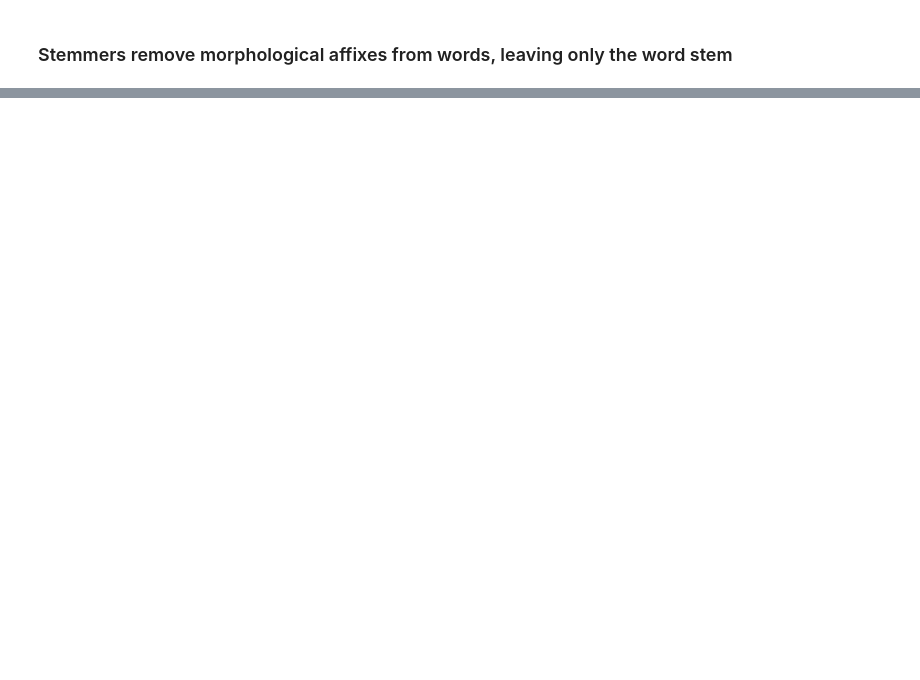
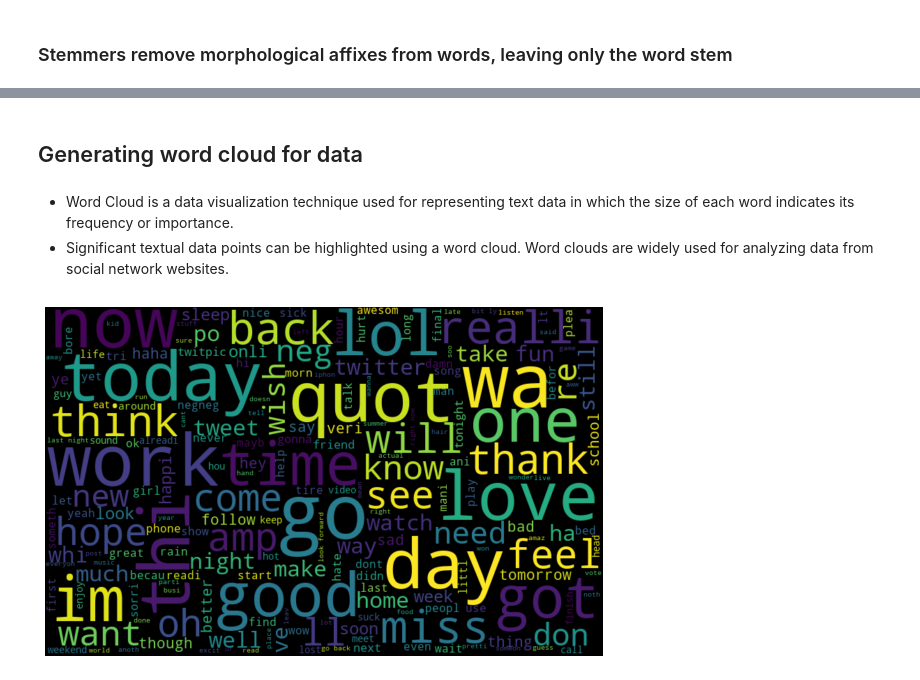
Before and after one commit to VictorCampelo/Deploy-Twitter-Sentiment-Analyzer, a Jupyter notebook: npl_sentiment_analysis.ipynb, the cells around one changed output, grey strips where cells are left out. Cells and saved outputs as stored; diff of their text form; code cells hidden in the pictures; blank space fills up the shorter version.

Commit message:
feat: end of data analysis and create new important columns to classifier

```diff
--- a/npl_sentiment_analysis.ipynb
+++ b/npl_sentiment_analysis.ipynb
@@ -128,0 +133,5 @@ Name: tweet, dtype: object
+# %%
+for i in range(len(token)):
+    token[i] = ' '.join(token[i])
+df['tweet'] = token
+df.head()
@@ -128,0 +147,9 @@ Name: tweet, dtype: object
+# %%
+def count_punct(text):
+    count = sum([1 for char in text if char in string.punctuation])
+    return round(count/(len(text) - text.count(" ")),3)*100
+
+
+df['body_len'] = df['body_text'].apply(lambda x:len(x) - x.count(" "))
+df['punct%'] = df['body_text'].apply(lambda x:count_punct(x))
+df.head()
@@ -128,0 +163,15 @@ Name: tweet, dtype: object
+# %% [markdown]
+## Generating word cloud for data
+# %% [markdown]
+- Word Cloud is a data visualization technique used for representing text data in which the size of each word indicates its frequency or importance.
+- Significant textual data points can be highlighted using a word cloud. Word clouds are widely used for analyzing data from social network websites.
+# %%
+all_words = ' '.join([text for text in df['tweet']])
+from wordcloud import WordCloud
+wordcloud = WordCloud(width=800, height = 500, random_state=21,max_font_size=110).generate(all_words)
+plt.figure(figsize=(10,7))
+plt.imshow(wordcloud,interpolation='bilinear')
+plt.axis('off')
+plt.show()
+# %% [output]
+[figure, added]
```
Also changed, not shown: parts of 17 cells of this notebook.
